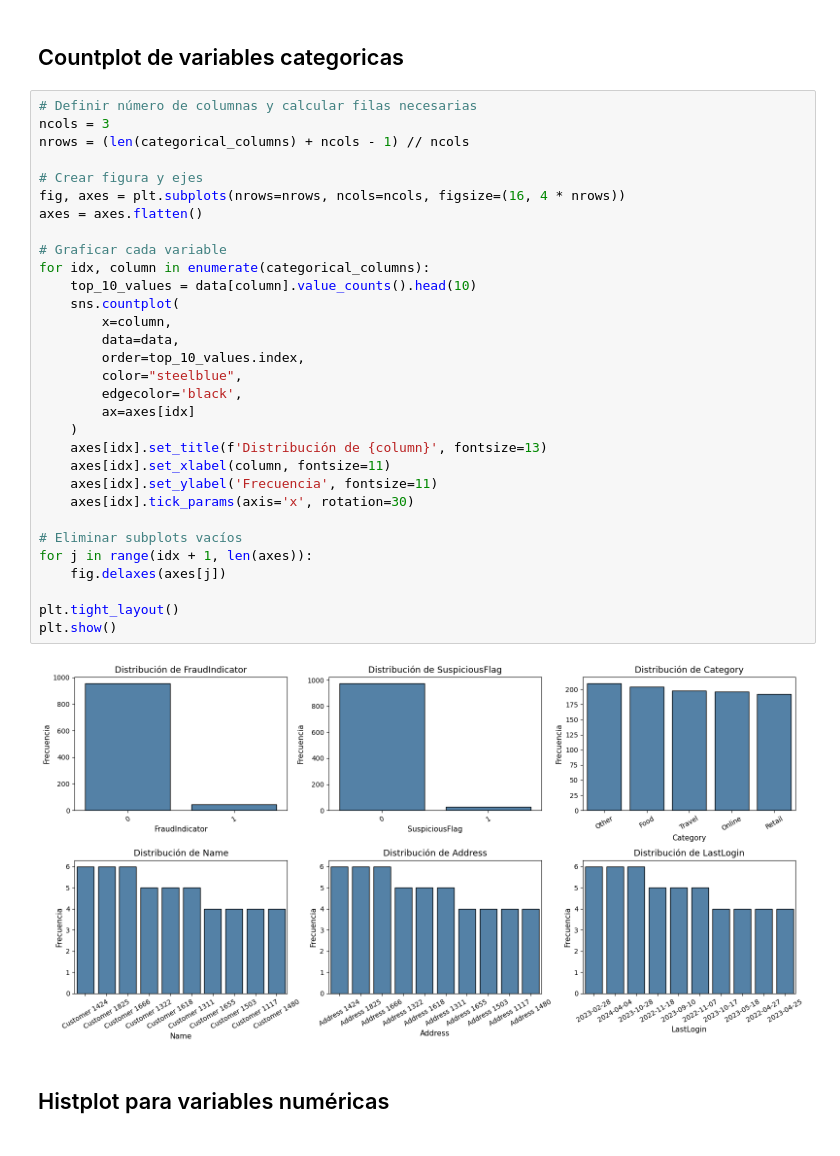
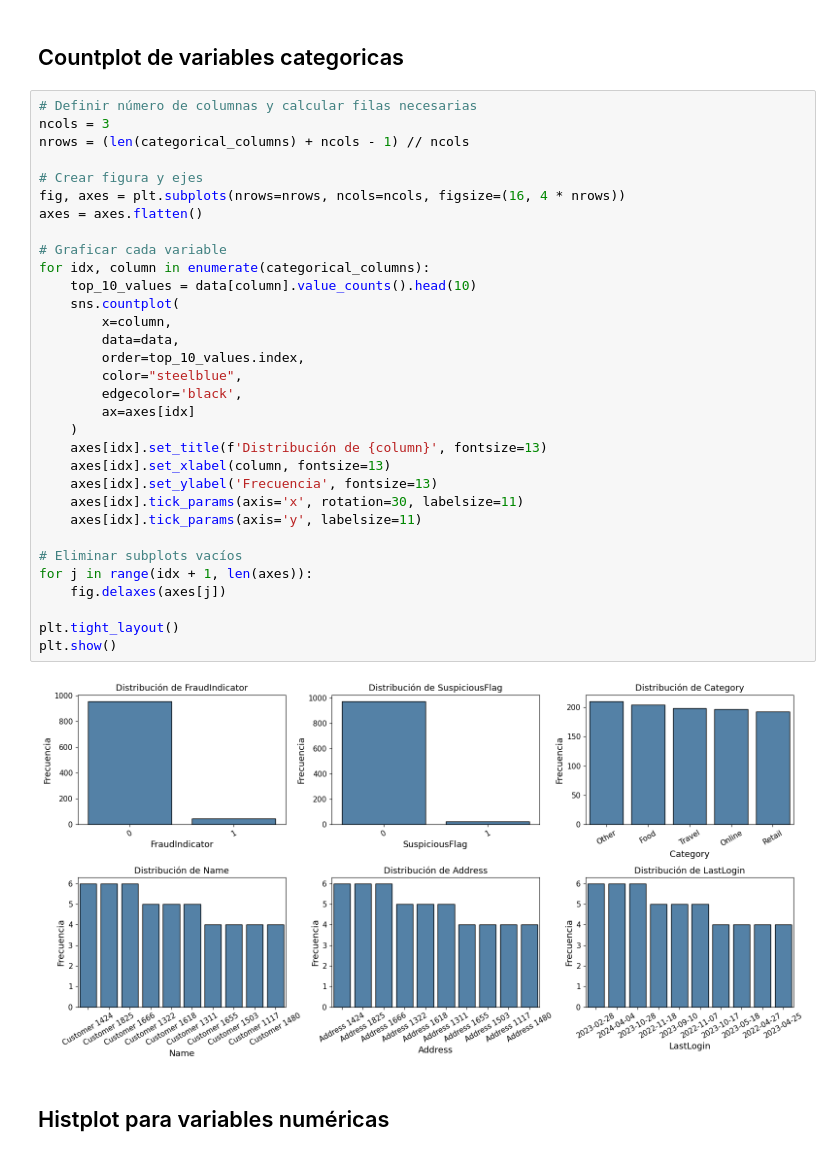
Before and after one commit to Camilabperez/Deteccion-fraude-ML, a Jupyter notebook: training/fraud-detection.ipynb, the cells around one changed output. Drawn from its saved outputs; the diff is of its cells as text.

```diff
--- a/training/fraud-detection.ipynb
+++ b/training/fraud-detection.ipynb
@@ -219,36 +216,37 @@ numeric_columns = ['TransactionID', 'TransactionAmount', 'AnomalyScore', 'Mercha
 # %%
 # Definir número de columnas y calcular filas necesarias
 ncols = 3
 nrows = (len(categorical_columns) + ncols - 1) // ncols
 
 # Crear figura y ejes
 fig, axes = plt.subplots(nrows=nrows, ncols=ncols, figsize=(16, 4 * nrows))
 axes = axes.flatten()
 
 # Graficar cada variable
 for idx, column in enumerate(categorical_columns):
     top_10_values = data[column].value_counts().head(10)
     sns.countplot(
         x=column,
         data=data,
         order=top_10_values.index,
         color="steelblue",
         edgecolor='black',
         ax=axes[idx]
     )
     axes[idx].set_title(f'Distribución de {column}', fontsize=13)
-    axes[idx].set_xlabel(column, fontsize=11)
-    axes[idx].set_ylabel('Frecuencia', fontsize=11)
-    axes[idx].tick_params(axis='x', rotation=30)
+    axes[idx].set_xlabel(column, fontsize=13)
+    axes[idx].set_ylabel('Frecuencia', fontsize=13)
+    axes[idx].tick_params(axis='x', rotation=30, labelsize=11)
+    axes[idx].tick_params(axis='y', labelsize=11)
 
 # Eliminar subplots vacíos
 for j in range(idx + 1, len(axes)):
     fig.delaxes(axes[j])
 
 plt.tight_layout()
 plt.show()
 # %% [output]
-[figure, old version]
+[figure, new version]
 # %% [markdown]
 ## Histplot para variables numéricas
 # %%
```
Also changed, not shown: parts of 33 cells of this notebook, 13 other files.
